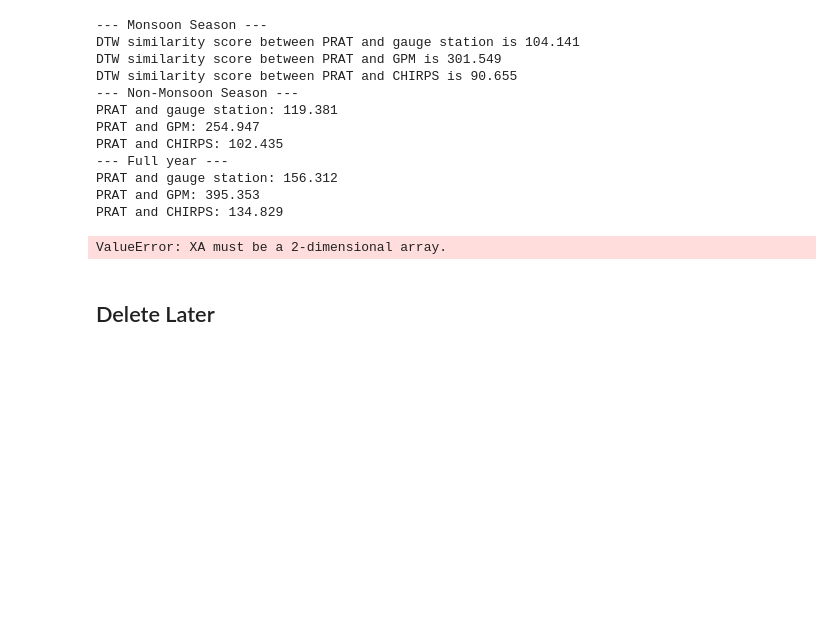
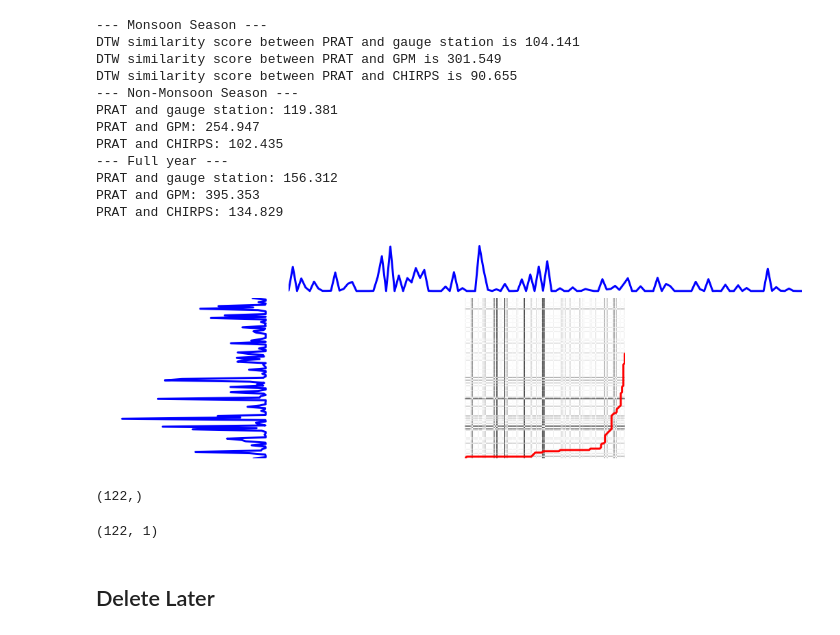
Before and after one commit to dsaharia/PRAT-Rainfall, a Jupyter notebook: imager-rainfall/01_Singapore_prat.ipynb, the cells around one changed output. Cells and saved outputs as stored; diff of their text form; code cells hidden in the pictures; blank space fills up the shorter version.

```diff
--- a/imager-rainfall/01_Singapore_prat.ipynb
+++ b/imager-rainfall/01_Singapore_prat.ipynb
@@ -457,10 +465,50 @@ PRAT and CHIRPS: 102.435
 PRAT and gauge station: 156.312
 PRAT and GPM: 395.353
 PRAT and CHIRPS: 134.829
-# %%
-cdist(monsoon_prat['rainfall_rate'], monsoon_gauge['rainfall_rate'])
-# %% [output]
-ValueError: XA must be a 2-dimensional array.
+# %%
+left, bottom = 0.01, 0.1
+w_ts = h_ts = 0.2
+left_h = left + w_ts + 0.02
+width = height = 0.65
+bottom_h = bottom + height + 0.02
+
+rect_s_y = [left, bottom, w_ts, height]
+rect_gram = [left_h, bottom, width, height]
+rect_s_x = [left_h, bottom_h, width, h_ts]
+
+ax_gram = plt.axes(rect_gram)
+ax_s_x = plt.axes(rect_s_x)
+ax_s_y = plt.axes(rect_s_y)
+sz =  monsoon_prat['rainfall_rate'].shape[0]
+distance = cdist(
+    monsoon_prat['rainfall_rate'].to_numpy().reshape(-1, 1),
+    monsoon_gauge['rainfall_rate'].to_numpy().reshape(-1, 1)
+)
+ax_gram.imshow(distance, origin='lower')
+ax_gram.axis("off")
+ax_gram.autoscale(False)
+ax_gram.plot([j for (i, j) in path_gauge], [i for (i, j) in path_gauge], "r-",
+             linewidth=3.)
+
+ax_s_x.plot(np.arange(sz),  monsoon_prat['rainfall_rate'], "b-", linewidth=3.)
+ax_s_x.axis("off")
+ax_s_x.set_xlim((0, sz - 1))
+
+ax_s_y.plot(-  monsoon_gauge['rainfall_rate'], np.arange(sz), "b-", linewidth=3.)
+ax_s_y.axis("off")
+ax_s_y.set_ylim((0, sz - 1))
+
+plt.tight_layout()
+# %% [output]
+[figure, added]
+# %%
+monsoon_prat['rainfall_rate'].shape
+# %% [output]
+(122,)
+# %%
+monsoon_prat['rainfall_rate'].to_numpy().reshape(-1, 1).shape
+# %% [output]
+(122, 1)
 # %%
 path_g, sim_g = metrics.dtw_path(monsoon_prat['rainfall_rate'], monsoon_gauge['rainfall_rate'])
 plt.plot([j for (i, j) in path_g], [i for (i, j) in path_g], "b-",linewidth=3.)
```
Also changed, not shown: parts of 6 cells of this notebook.
